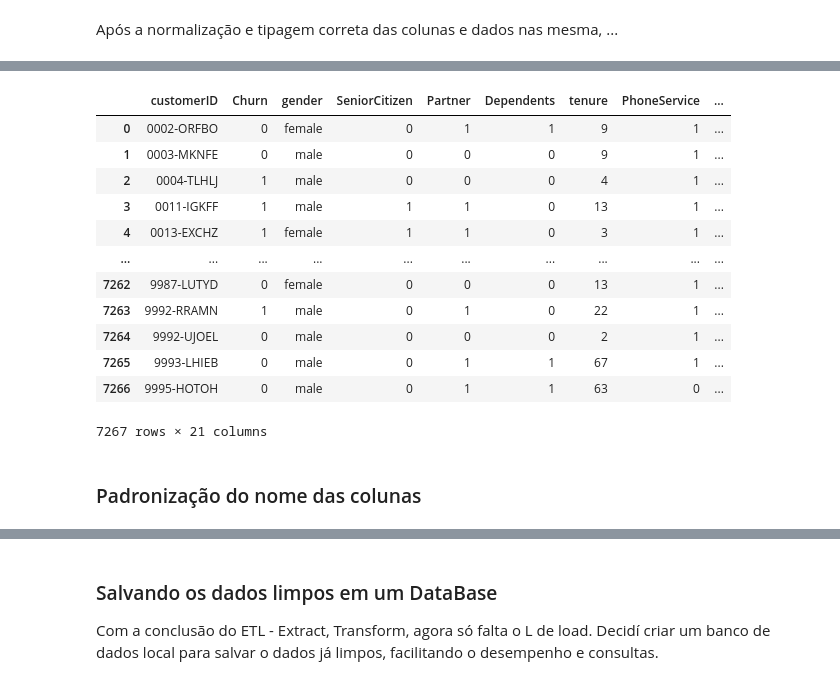
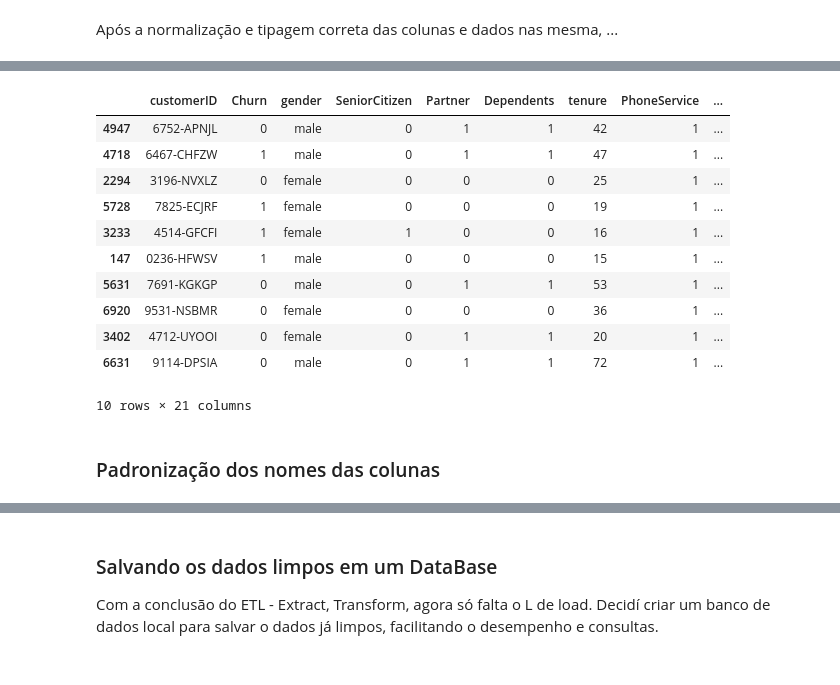
Before and after one commit to JhonCostaDev/Challenge_Telecom_X__Analise_de_evasao_de_clientes, a Jupyter notebook: telecom_X.ipynb, the cells around one changed output, grey strips where cells are left out. Drawn from its saved outputs; the diff is of its cells as text; code cells hidden in the pictures.

```diff
--- a/telecom_X.ipynb
+++ b/telecom_X.ipynb
@@ -1064,21 +1074,20 @@ Charges.Monthly      float64
 Charges.Total        float64
 dtype: object
 # %%
-df
+df.sample(10)
 # %% [output]
 |  | customerID | Churn | gender | SeniorCitizen | Partner | Dependents | tenure | PhoneService | ... |
-| 0 | 0002-ORFBO | 0 | female | 0 | 1 | 1 | 9 | 1 | ... |
-| 1 | 0003-MKNFE | 0 | male | 0 | 0 | 0 | 9 | 1 | ... |
-| 2 | 0004-TLHLJ | 1 | male | 0 | 0 | 0 | 4 | 1 | ... |
-| 3 | 0011-IGKFF | 1 | male | 1 | 1 | 0 | 13 | 1 | ... |
-| 4 | 0013-EXCHZ | 1 | female | 1 | 1 | 0 | 3 | 1 | ... |
-| ... | ... | ... | ... | ... | ... | ... | ... | ... | ... |
-| 7262 | 9987-LUTYD | 0 | female | 0 | 0 | 0 | 13 | 1 | ... |
-| 7263 | 9992-RRAMN | 1 | male | 0 | 1 | 0 | 22 | 1 | ... |
-| 7264 | 9992-UJOEL | 0 | male | 0 | 0 | 0 | 2 | 1 | ... |
-| 7265 | 9993-LHIEB | 0 | male | 0 | 1 | 1 | 67 | 1 | ... |
-| 7266 | 9995-HOTOH | 0 | male | 0 | 1 | 1 | 63 | 0 | ... |
+| 4947 | 6752-APNJL | 0 | male | 0 | 1 | 1 | 42 | 1 | ... |
+| 4718 | 6467-CHFZW | 1 | male | 0 | 1 | 1 | 47 | 1 | ... |
+| 2294 | 3196-NVXLZ | 0 | female | 0 | 0 | 0 | 25 | 1 | ... |
+| 5728 | 7825-ECJRF | 1 | female | 0 | 0 | 0 | 19 | 1 | ... |
+| 3233 | 4514-GFCFI | 1 | female | 1 | 0 | 0 | 16 | 1 | ... |
+| 147 | 0236-HFWSV | 1 | male | 0 | 0 | 0 | 15 | 1 | ... |
+| 5631 | 7691-KGKGP | 0 | male | 0 | 1 | 1 | 53 | 1 | ... |
+| 6920 | 9531-NSBMR | 0 | female | 0 | 0 | 0 | 36 | 1 | ... |
+| 3402 | 4712-UYOOI | 0 | female | 0 | 1 | 1 | 20 | 1 | ... |
+| 6631 | 9114-DPSIA | 0 | male | 0 | 1 | 1 | 72 | 1 | ... |
-7267 rows × 21 columns
+10 rows × 21 columns
 # %% [markdown]
-### Padronização do nome das colunas
+### Padronização dos nomes das colunas
 # %%
```
Also changed, not shown: parts of 49 cells of this notebook, 2 other files.
